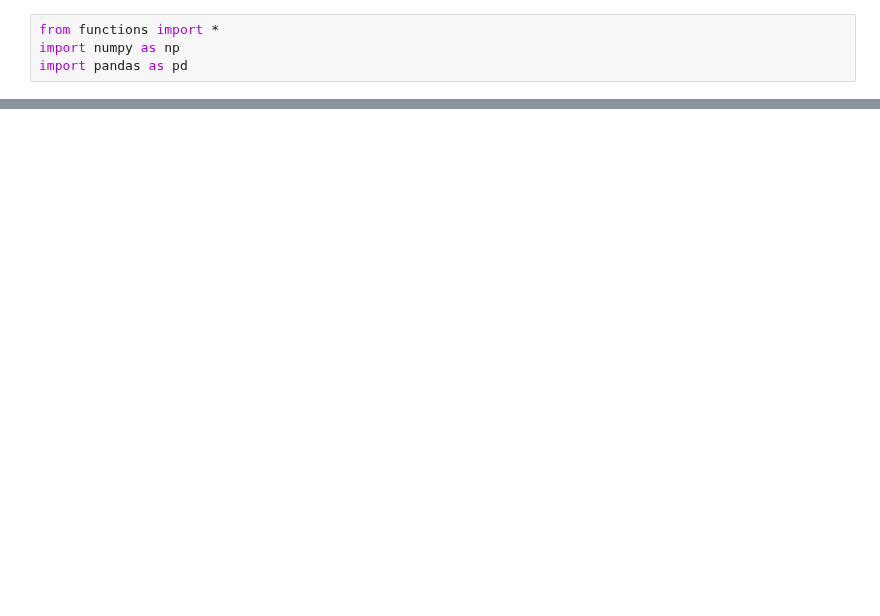
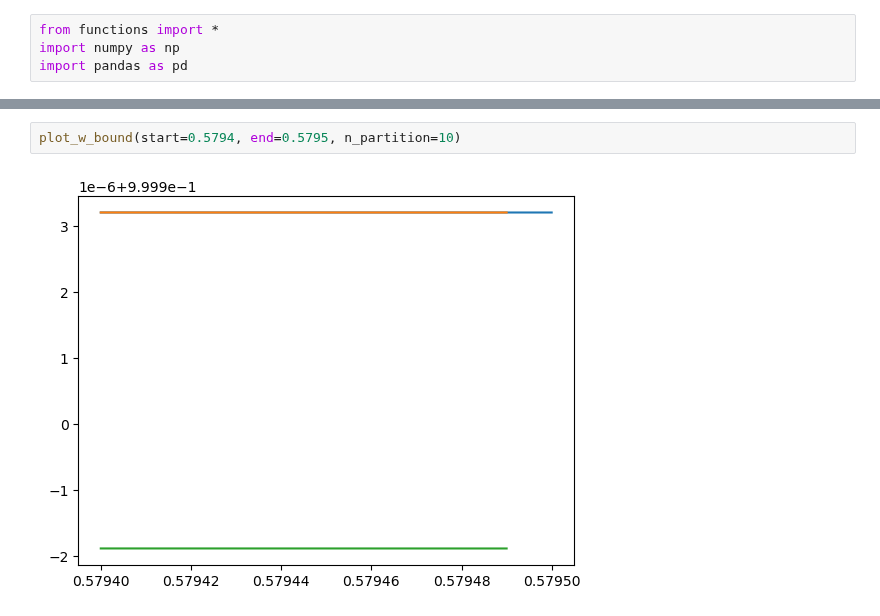
Before and after one commit to marlo-z/random-turn-games, a Jupyter notebook: mina_margin_map/run.ipynb, the cells around one changed output, grey strips where cells are left out. Cells and saved outputs as stored; diff of their text form; blank space fills up the shorter version.

```diff
--- a/mina_margin_map/run.ipynb
+++ b/mina_margin_map/run.ipynb
@@ -74,0 +47,4 @@ M54_min = 0.08797720342749411
+# %%
+plot_w_bound(start=0.5794, end=0.5795, n_partition=10)
+# %% [output]
+[figure, added]
```
Also changed, not shown: parts of 8 cells of this notebook, 4 other files.
